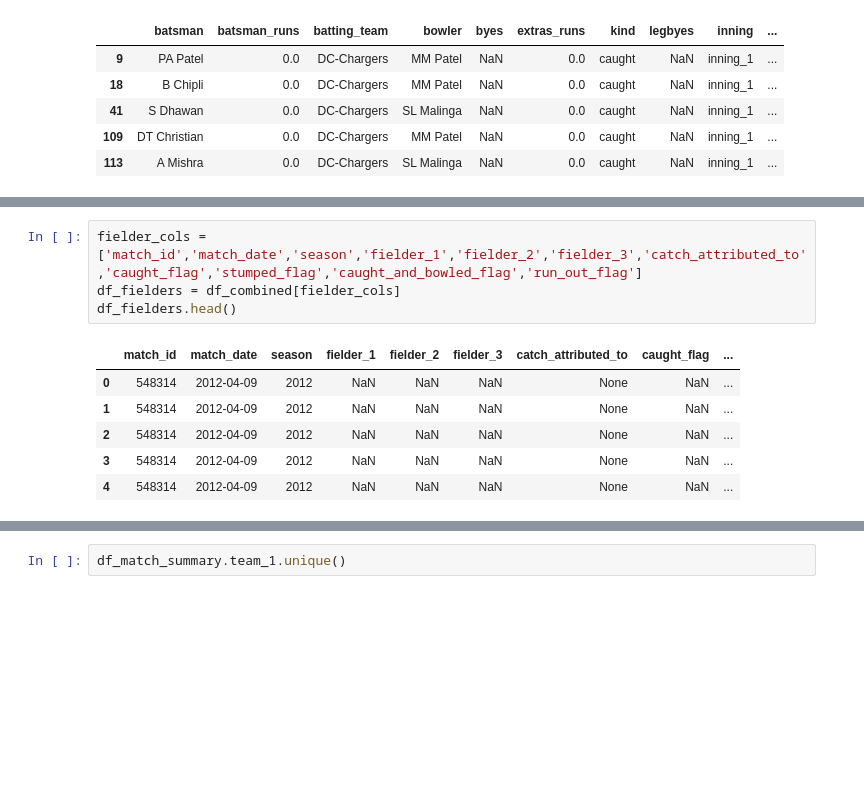
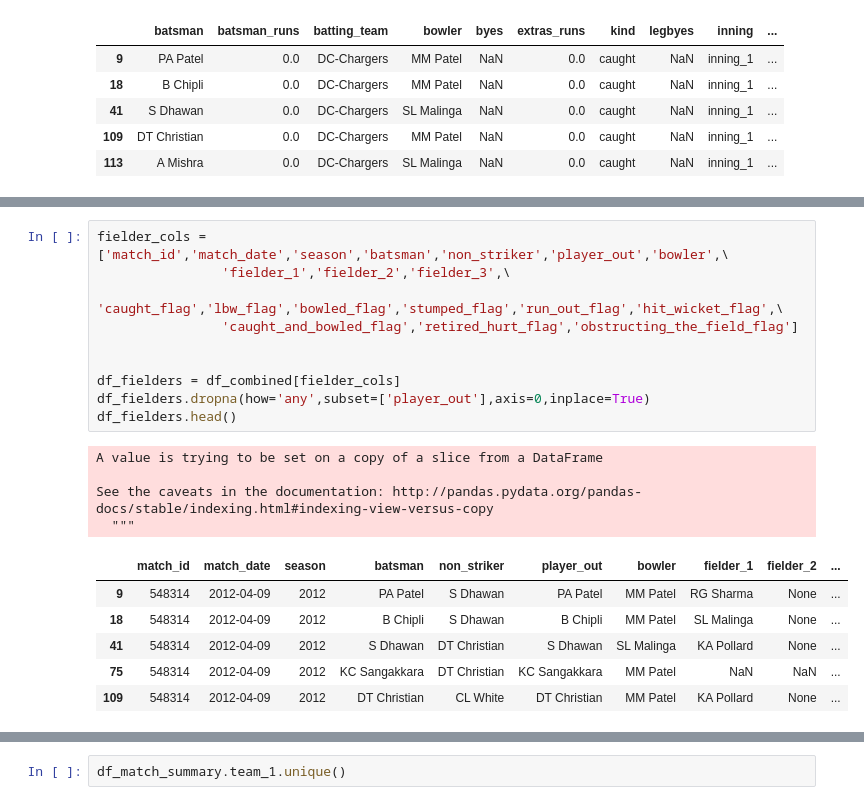
Before and after one commit to ravi-gopalan/ipl_analysis, a Jupyter notebook: ipl_analysis_v3.ipynb, the cells around one changed output, grey strips where cells are left out. Drawn from its saved outputs; the diff is of its cells as text; blank space fills up the shorter version.

```diff
--- a/ipl_analysis_v3.ipynb
+++ b/ipl_analysis_v3.ipynb
@@ -2141,11 +2357,21 @@ df_combined.query('kind == "caught"').head()
 # %%
-fielder_cols = ['match_id','match_date','season','fielder_1','fielder_2','fielder_3','catch_attributed_to','caught_flag','stumped_flag','caught_and_bowled_flag','run_out_flag']
+fielder_cols = ['match_id','match_date','season','batsman','non_striker','player_out','bowler',\
+                'fielder_1','fielder_2','fielder_3',\
+                'caught_flag','lbw_flag','bowled_flag','stumped_flag','run_out_flag','hit_wicket_flag',\
+                'caught_and_bowled_flag','retired_hurt_flag','obstructing_the_field_flag']
+
+
 df_fielders = df_combined[fielder_cols]
+df_fielders.dropna(how='any',subset=['player_out'],axis=0,inplace=True)
 df_fielders.head()
 # %% [output]
+A value is trying to be set on a copy of a slice from a DataFrame
+
+See the caveats in the documentation: http://pandas.pydata.org/pandas-docs/stable/indexing.html#indexing-view-versus-copy
+  """
-|  | match_id | match_date | season | fielder_1 | fielder_2 | fielder_3 | catch_attributed_to | caught_flag | ... |
-| 0 | 548314 | 2012-04-09 | 2012 | NaN | NaN | NaN | None | NaN | ... |
-| 1 | 548314 | 2012-04-09 | 2012 | NaN | NaN | NaN | None | NaN | ... |
-| 2 | 548314 | 2012-04-09 | 2012 | NaN | NaN | NaN | None | NaN | ... |
-| 3 | 548314 | 2012-04-09 | 2012 | NaN | NaN | NaN | None | NaN | ... |
-| 4 | 548314 | 2012-04-09 | 2012 | NaN | NaN | NaN | None | NaN | ... |
+|  | match_id | match_date | season | batsman | non_striker | player_out | bowler | fielder_1 | fielder_2 | ... |
+| 9 | 548314 | 2012-04-09 | 2012 | PA Patel | S Dhawan | PA Patel | MM Patel | RG Sharma | None | ... |
+| 18 | 548314 | 2012-04-09 | 2012 | B Chipli | S Dhawan | B Chipli | MM Patel | SL Malinga | None | ... |
+| 41 | 548314 | 2012-04-09 | 2012 | S Dhawan | DT Christian | S Dhawan | SL Malinga | KA Pollard | None | ... |
+| 75 | 548314 | 2012-04-09 | 2012 | KC Sangakkara | DT Christian | KC Sangakkara | MM Patel | NaN | NaN | ... |
+| 109 | 548314 | 2012-04-09 | 2012 | DT Christian | CL White | DT Christian | MM Patel | KA Pollard | None | ... |
```
Also changed, not shown: parts of 46 cells of this notebook.
